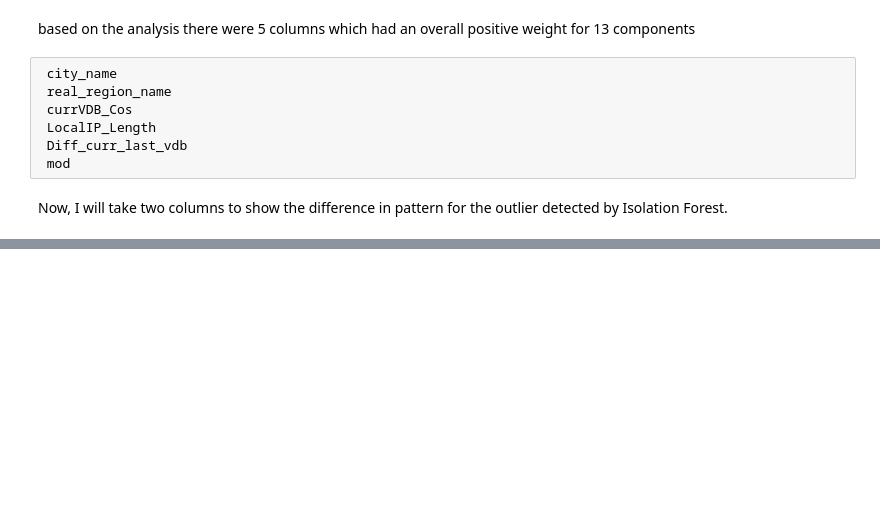
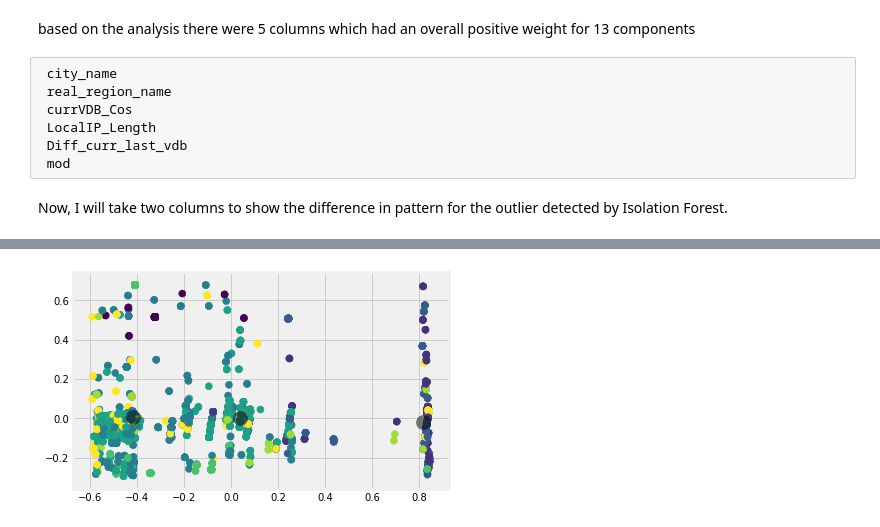
Before and after one commit to 471644/Challenges, a Jupyter notebook: Cyber Security_101 Q_H.ipynb, the cells around one changed output, grey strips where cells are left out. Drawn from its saved outputs; the diff is of its cells as text; code cells hidden in the pictures; blank space fills up the shorter version.

```diff
--- a/Cyber Security_101 Q_H.ipynb
+++ b/Cyber Security_101 Q_H.ipynb
@@ -1801,0 +1862,9 @@ pd.crosstab(ModelExpDF.city_name,ModelExpDF.isOL_IF).sort_values(1, ascending=Fa
+# %%
+kmeansRes = KMeans(n_clusters=3)
+kmeansRes.fit(X_pca_DFRes)
+y_kmeansRes = kmeans.predict(X_pca_DFRes)
+plt.scatter(X_pca_DFRes.iloc[:, 0], X_pca_DFRes.iloc[:, 1], c=y_kmeans, s=50, cmap='viridis')
+centers = kmeans.cluster_centers_
+plt.scatter(centers[:, 0], centers[:, 1], c='black', s=200, alpha=0.5);
+# %% [output]
+[figure, added]
```
Also changed, not shown: parts of 71 cells of this notebook.
